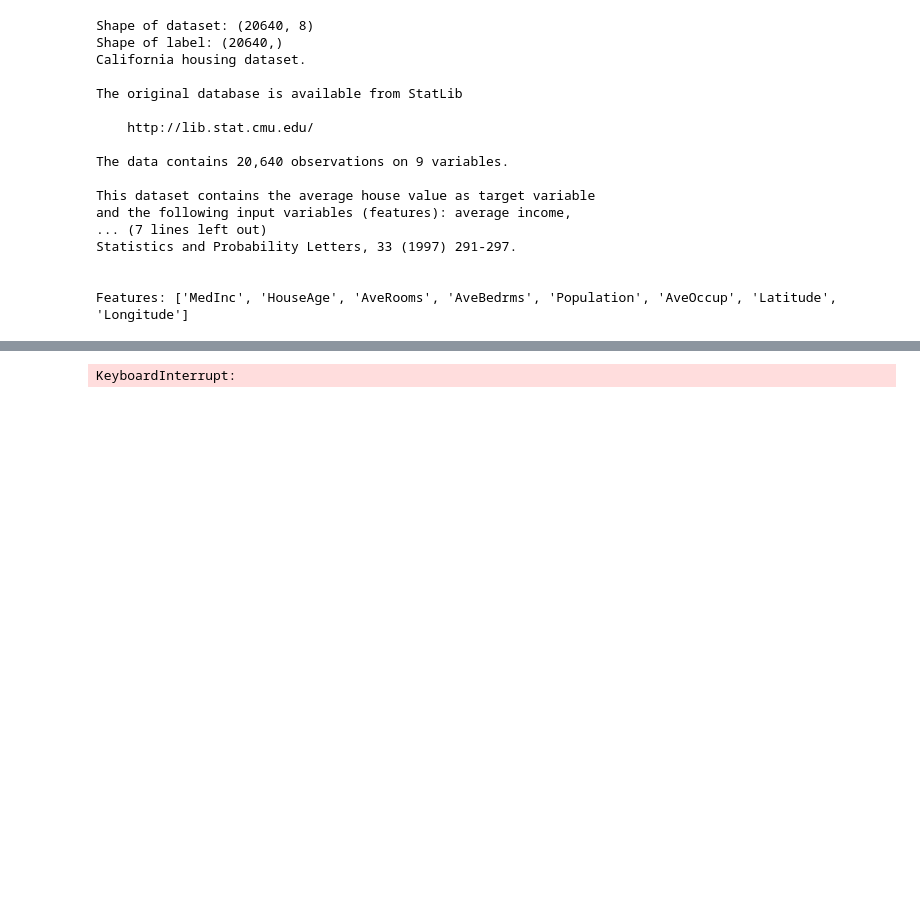
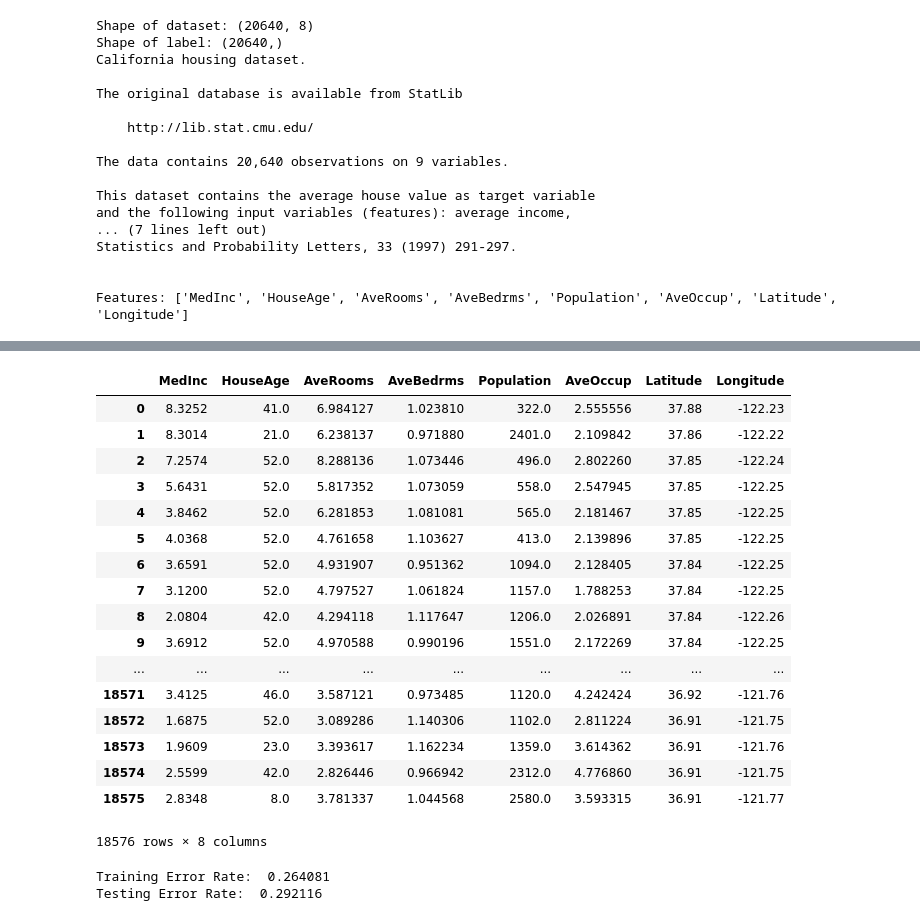
Before and after one commit to eunicebes/Machine-Learning-Course, a Jupyter notebook: Linear_Regression/HW1_Linear_Regression_yihsin.ipynb, the cells around one changed output, grey strips where cells are left out. Cells and saved outputs as stored; diff of their text form; code cells hidden in the pictures; blank space fills up the shorter version.

```diff
--- a/Linear_Regression/HW1_Linear_Regression_yihsin.ipynb
+++ b/Linear_Regression/HW1_Linear_Regression_yihsin.ipynb
@@ -79,5 +75,6 @@ def normalization(dataset):
 # %%
 #Prepare train and test data
 split_point = housing.data.shape[0]*9//10
-X_train, X_test = housing.data[:split_point], housing.data[split_point:]
-y_train, y_test = housing.target[:split_point], housing.target[:split_point]
+housing.target = housing.target.reshape(housing.target.shape[0], 1)
+x_train, x_test = housing.data[:split_point], housing.data[split_point:]
+y_train, y_test = housing.target[:split_point], housing.target[split_point:]
@@ -113,0 +147,3 @@ train = optimizer.minimize(loss)
+# %%
+x_train_pd = pd.DataFrame(x_train, columns=housing.feature_names)
+x_train_pd.describe()
@@ -113,0 +160,23 @@ train = optimizer.minimize(loss)
+# %%
+x_train_data = pd.DataFrame(x_train_pd.values, columns=housing.feature_names)
+# %%
+x_train_data
+# %% [output]
+|  | MedInc | HouseAge | AveRooms | AveBedrms | Population | AveOccup | Latitude | Longitude |
+| 0 | 8.3252 | 41.0 | 6.984127 | 1.023810 | 322.0 | 2.555556 | 37.88 | -122.23 |
+| 1 | 8.3014 | 21.0 | 6.238137 | 0.971880 | 2401.0 | 2.109842 | 37.86 | -122.22 |
+| 2 | 7.2574 | 52.0 | 8.288136 | 1.073446 | 496.0 | 2.802260 | 37.85 | -122.24 |
+| 3 | 5.6431 | 52.0 | 5.817352 | 1.073059 | 558.0 | 2.547945 | 37.85 | -122.25 |
+| 4 | 3.8462 | 52.0 | 6.281853 | 1.081081 | 565.0 | 2.181467 | 37.85 | -122.25 |
+| 5 | 4.0368 | 52.0 | 4.761658 | 1.103627 | 413.0 | 2.139896 | 37.85 | -122.25 |
+| 6 | 3.6591 | 52.0 | 4.931907 | 0.951362 | 1094.0 | 2.128405 | 37.84 | -122.25 |
+| 7 | 3.1200 | 52.0 | 4.797527 | 1.061824 | 1157.0 | 1.788253 | 37.84 | -122.25 |
+| 8 | 2.0804 | 42.0 | 4.294118 | 1.117647 | 1206.0 | 2.026891 | 37.84 | -122.26 |
+| 9 | 3.6912 | 52.0 | 4.970588 | 0.990196 | 1551.0 | 2.172269 | 37.84 | -122.25 |
+| ... | ... | ... | ... | ... | ... | ... | ... | ... |
+| 18571 | 3.4125 | 46.0 | 3.587121 | 0.973485 | 1120.0 | 4.242424 | 36.92 | -121.76 |
+| 18572 | 1.6875 | 52.0 | 3.089286 | 1.140306 | 1102.0 | 2.811224 | 36.91 | -121.75 |
+| 18573 | 1.9609 | 23.0 | 3.393617 | 1.162234 | 1359.0 | 3.614362 | 36.91 | -121.76 |
+| 18574 | 2.5599 | 42.0 | 2.826446 | 0.966942 | 2312.0 | 4.776860 | 36.91 | -121.75 |
+| 18575 | 2.8348 | 8.0 | 3.781337 | 1.044568 | 2580.0 | 3.593315 | 36.91 | -121.77 |
+18576 rows × 8 columns
@@ -114,15 +214,13 @@ train = optimizer.minimize(loss)
 # %%
 # initialize the variables
-init = tf.global_variables_initializer()
+init = np.ones((x_train__.shape[1], 1), dtype=np.float64)
 
 ###### Start TF session ######
 with tf.Session() as sess:
-    sess.run(init)
-
-    for epoch in range(training_epochs):
-        sess.run(train, {x: X_train, y: y_train})
-        if step % 500 == 0:
-            print(step, sess.run(W), sess.run(b))
+    res = sess.run(W_true, {x: x_train__, y: y_train, W: init})
+    print("Training Error Rate: ", sess.run(loss, {x: x_train__, y: y_train, W: res}))
+    print("Testing Error Rate: ", sess.run(loss, {x: x_test__, y: y_test, W: res}))
 ###### Start TF session ######
 # %% [output]
-KeyboardInterrupt:
+Training Error Rate:  0.264081
+Testing Error Rate:  0.292116
```
Also changed, not shown: parts of 14 cells of this notebook.
